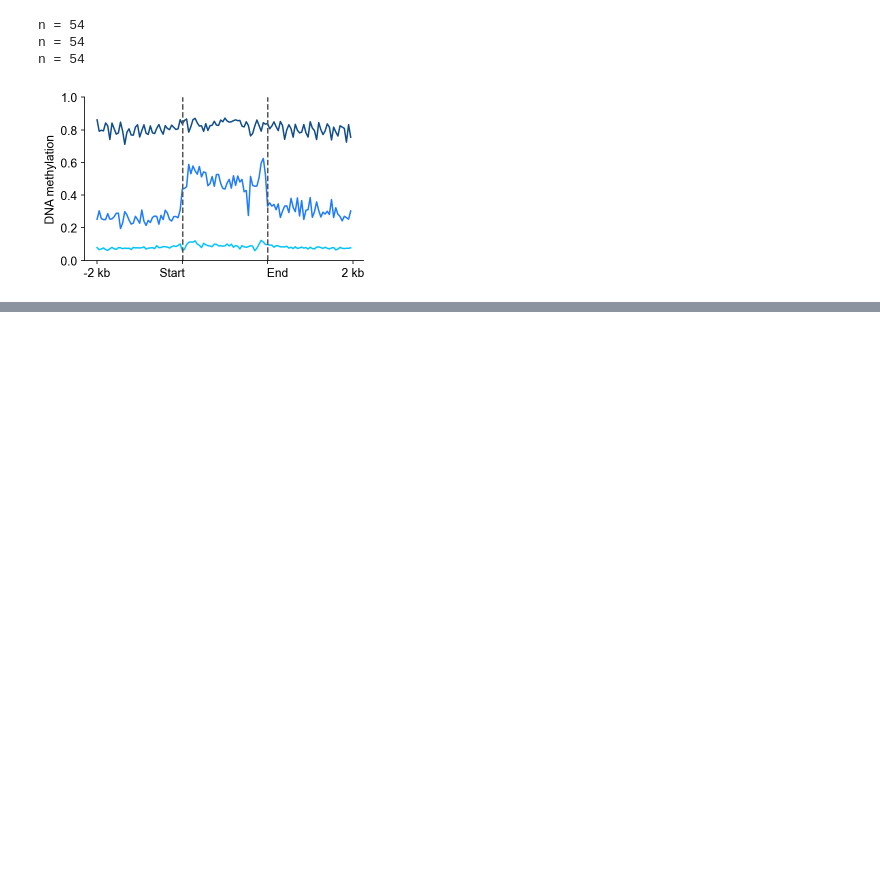
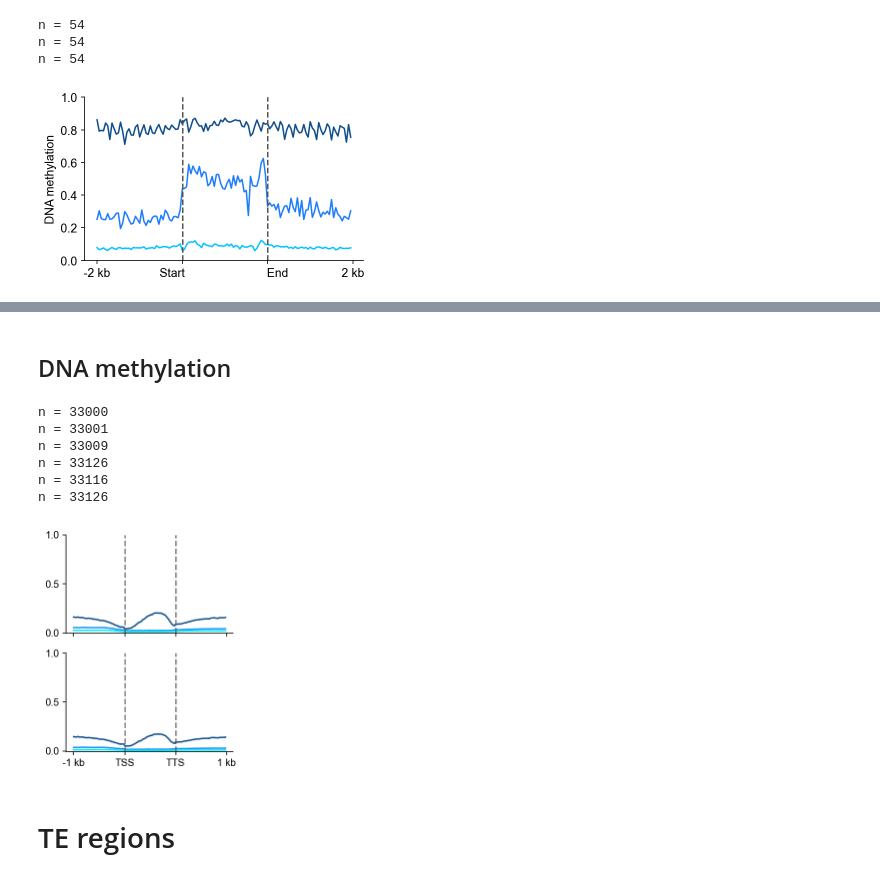
Before and after one commit to ZhaiLab-SUSTech/STAM-seq, a Jupyter notebook: 02_analysis/notebooks/metaplots.ipynb, the cells around one changed output, grey strips where cells are left out. Saved outputs shown, nothing was run; the diff lists cells and outputs as text; code cells hidden in the pictures; blank space fills up the shorter version.

```diff
--- a/02_analysis/notebooks/metaplot_repeat_region.ipynb
+++ b/02_analysis/notebooks/metaplots.ipynb
@@ -312,0 +417,79 @@ sns.despine(top=True, right=True)
+# %% [markdown]
+## DNA methylation
+# %%
+labels = ['CG', 'CHG', 'CHH']
+colors =['#104e8b', '#1e90ff', '#00eeee']
+
+bins = 20
+b = 1000
+a = 1000
+m = 1000
+
+
+fig, ax = plt.subplots(2, 1, figsize=(3, 4), sharex=True, sharey=True)
+
+# WGBS
+infiles = [
+    '/data/Zhaijx/mowp/data/public_data/col_CEN_reference/wgbs_pe/bismark_aligned_data/bw_methy/col0_wgbs_CpG.bw',
+    '/data/Zhaijx/mowp/data/public_data/col_CEN_reference/wgbs_pe/bismark_aligned_data/bw_methy/col0_wgbs_CHG.bw',
+    '/data/Zhaijx/mowp/data/public_data/col_CEN_reference/wgbs_pe/bismark_aligned_data/bw_methy/col0_wgbs_CHH.bw',
+]
+
+for infile, label, color in zip(infiles, labels, colors):
+    methy_cov = metaplot.bw_scale_regions(
+        infile,
+        gene_region,
+        before=b,
+        after=a,
+        regionbody=m,
+        bins=bins,
+        exclude_chr={'Pt', 'Mt'},
+        normalized='counts',
+    )
+    ax[0].plot(methy_cov, label=label, color=color)
+
+
+ax[0].set_xticks([0, b//bins, (b+m)//bins, (a+b+m)//bins])
+ax[0].set_xticklabels([f'-{b//1000} kb', 'Start', 'End', f'{a//1000} kb'], rotation=0)
+ax[0].axvline(b//bins, ls='--', color='#555555')
+ax[0].axvline((b+m)//bins, ls='--', color='#555555')
+ax[0].set_yticks([0, 0.5, 1])
+sns.despine()
+
+
+# STAM-seq
+infiles = [
+    '/data/Zhaijx/mowp/data/stam_seq_col_CEN/test/5mc_results/frequency/20221029_col_m6A.C.call_mods.frequency.CG.bw',
+    '/data/Zhaijx/mowp/data/stam_seq_col_CEN/test/5mc_results/frequency/20221029_col_m6A.C.call_mods.frequency.CHG.bw',
+    '/data/Zhaijx/mowp/data/stam_seq_col_CEN/test/5mc_results/frequency/20221029_col_m6A.C.call_mods.frequency.CHH.bw',
+]
+
+for infile, label, color in zip(infiles, labels, colors):
+    methy_cov = metaplot.bw_scale_regions(
+        infile,
+        gene_region,
+        before=b,
+        after=a,
+        regionbody=m,
+        bins=bins,
+        exclude_chr={'Pt', 'Mt'},
+        normalized='counts',
+    )
+    ax[1].plot(methy_cov, label=label, color=color)
+
+ax[1].set_xticks([0, b//bins, (b+m)//bins, (a+b+m)//bins])
+ax[1].set_xticklabels([f'-{b//1000} kb', 'TSS', 'TTS', f'{a//1000} kb'], rotation=0)
+ax[1].axvline(b//bins, ls='--', color='#555555')
+ax[1].axvline((b+m)//bins, ls='--', color='#555555')
+ax[1].set_yticks([0, 0.5, 1])
+sns.despine()
+# %% [output]
+n = 33000
+n = 33001
+n = 33009
+n = 33126
+n = 33116
+n = 33126
+[figure, added]
+# %% [markdown]
+# TE regions
```
Also changed, not shown: parts of 15 cells of this notebook, 10 other files.
